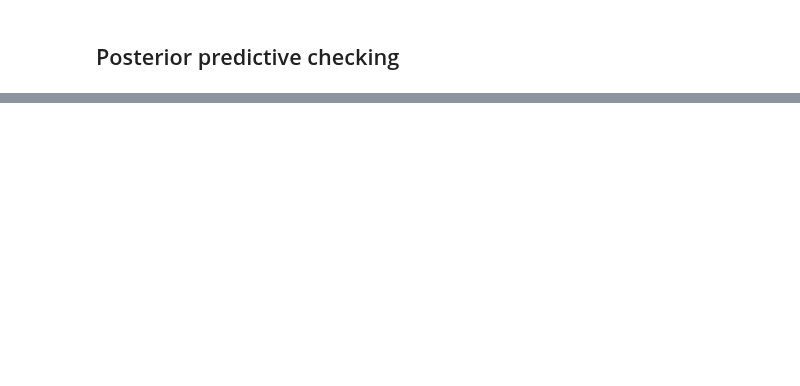
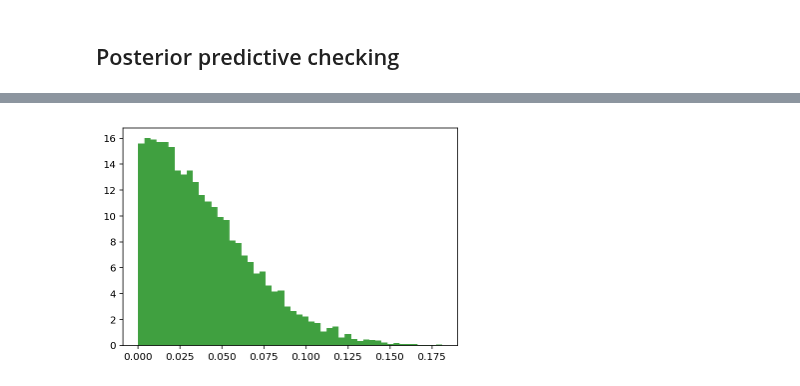
Before and after one commit to drbenvincent/darc_toolbox, a Jupyter notebook: dev/DelaySlice testing.ipynb, the cells around one changed output, grey strips where cells are left out. Cells and saved outputs as stored; diff of their text form; code cells hidden in the pictures; blank space fills up the shorter version.

```diff
--- a/dev/DelaySlice testing.ipynb
+++ b/dev/DelaySlice testing.ipynb
@@ -114,0 +116,6 @@ plt.subplots_adjust(hspace=0.25)
+# %%
+from scipy.stats import halfnorm
+α = halfnorm(loc=0, scale=0.05)
+plt.hist(α.rvs(10000), 50, density=True, facecolor='g', alpha=0.75);
+# %% [output]
+[figure, added]
```
Also changed, not shown: parts of 3 cells of this notebook, 1 other file.
